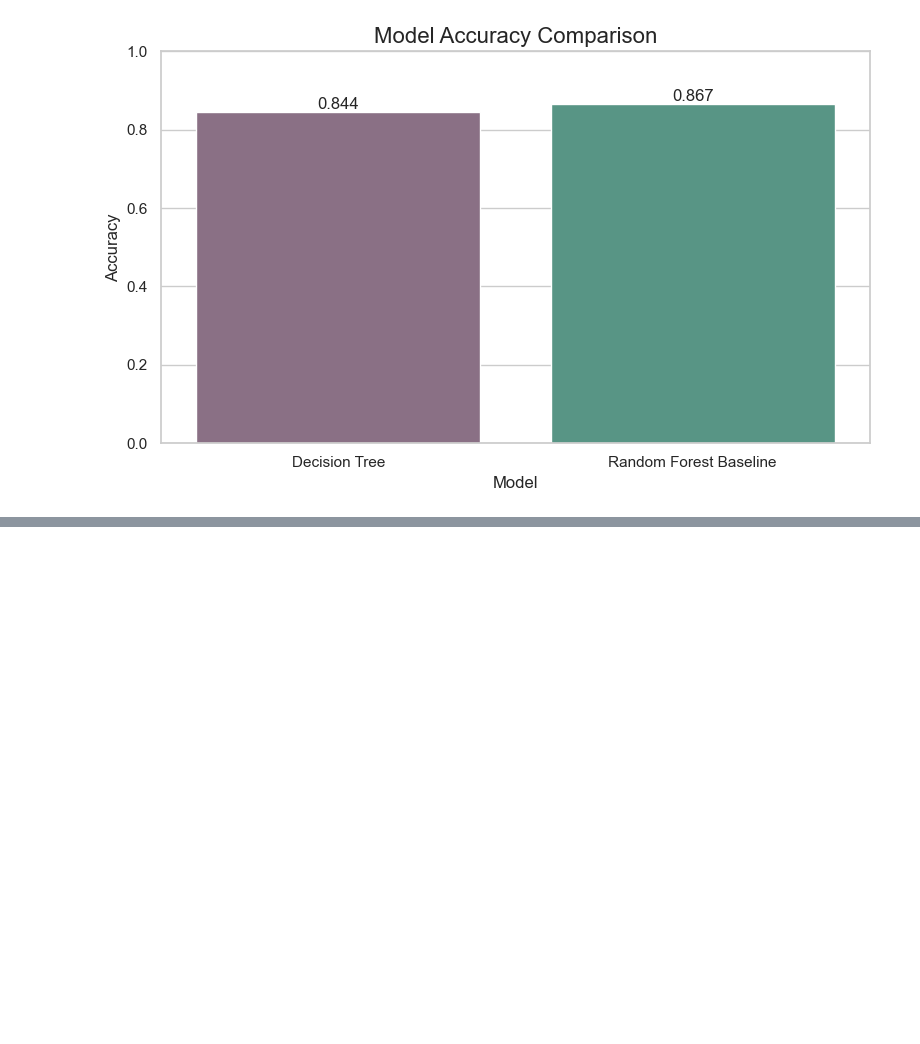
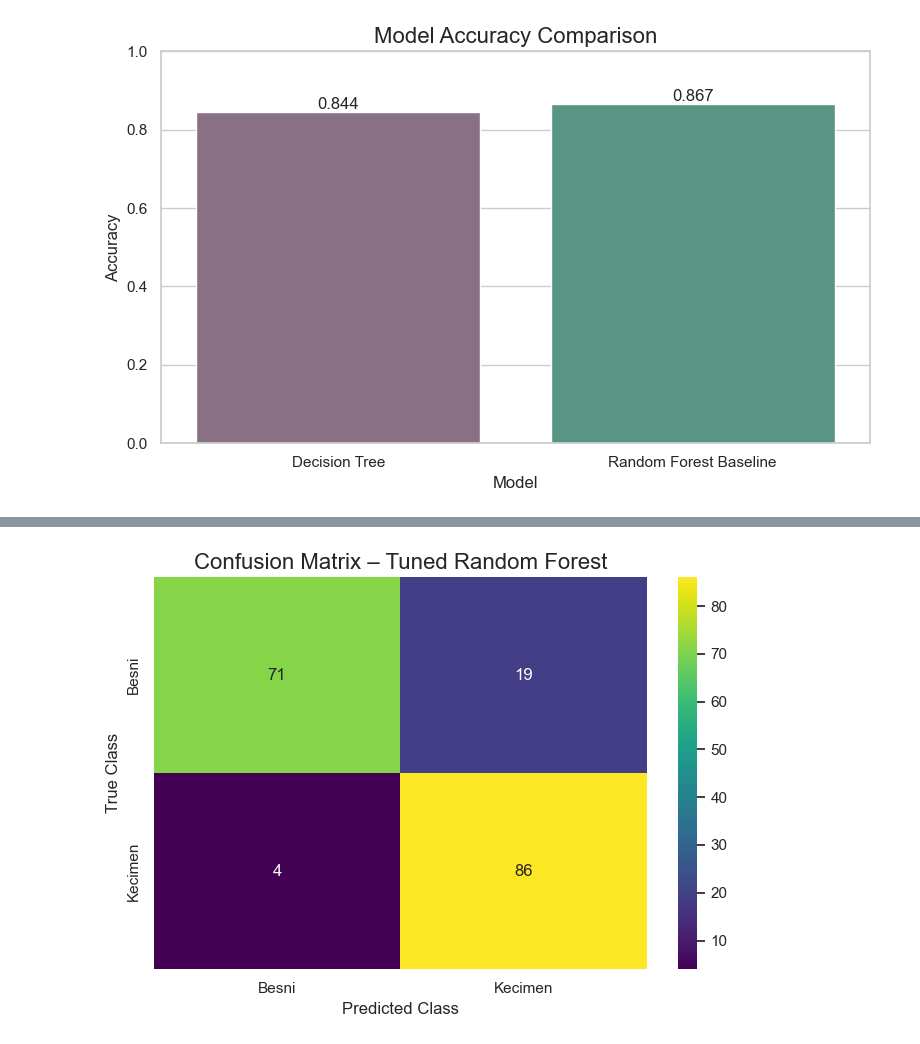
Before and after one commit to mahtabb90/raisin-detective-ml, a Jupyter notebook: notebooks/mahtab/03_random_forest_model.ipynb, the cells around one changed output, grey strips where cells are left out. Cells and saved outputs as stored; diff of their text form; code cells hidden in the pictures; blank space fills up the shorter version.

```diff
--- a/notebooks/mahtab/03_random_forest_model.ipynb
+++ b/notebooks/mahtab/03_random_forest_model.ipynb
@@ -193,0 +201,17 @@ plt.show()
+# %%
+param_grid = {
+    "n_estimators": [50, 100, 200],
+    "max_depth": [None, 3, 5, 10],
+    "min_samples_split": [2, 5, 10],
+    "min_samples_leaf": [1, 2, 4]
+}
+
+grid_search = GridSearchCV(
+    estimator=RandomForestClassifier(random_state=42),
+    param_grid=param_grid,
+    cv=5,
+    scoring="accuracy",
+    n_jobs=-1
+)
+
+grid_search.fit(X_train, y_train)
@@ -193,0 +234,8 @@ plt.show()
+# %%
+best_rf_model = grid_search.best_estimator_
+
+y_pred_best_rf = best_rf_model.predict(X_test)
+
+best_rf_accuracy = accuracy_score(y_test, y_pred_best_rf)
+
+print(f"Tuned Random Forest Test Accuracy: {best_rf_accuracy:.4f}")
@@ -193,0 +259,22 @@ plt.show()
+# %%
+cm_best_rf = confusion_matrix(y_test, y_pred_best_rf)
+
+plt.figure(figsize=(7, 5))
+
+sns.heatmap(
+    cm_best_rf,
+    annot=True,
+    fmt="d",
+    cmap="viridis",
+    xticklabels=label_encoder.classes_,
+    yticklabels=label_encoder.classes_
+)
+
+plt.title("Confusion Matrix – Tuned Random Forest")
+plt.xlabel("Predicted Class")
+plt.ylabel("True Class")
+
+plt.tight_layout()
+plt.show()
+# %% [output]
+[figure, added]
```
Also changed, not shown: parts of 8 cells of this notebook, 3 other files.
